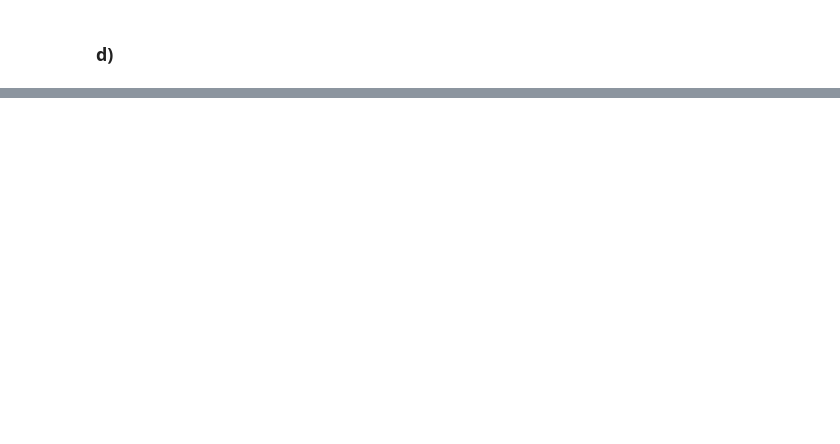
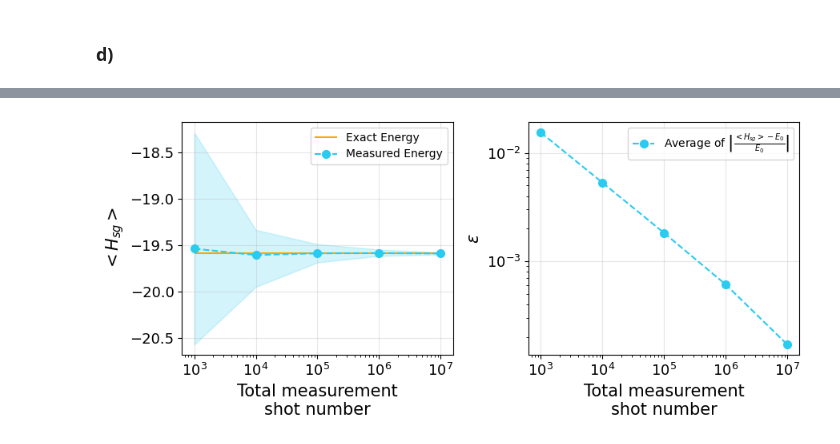
Before and after one commit to Waterbird20/QuantumChallenge, a Jupyter notebook: Prob3/src/prob3.ipynb, the cells around one changed output, grey strips where cells are left out. Cells and saved outputs as stored; diff of their text form; code cells hidden in the pictures; blank space fills up the shorter version.

```diff
--- a/Prob3/src/prob3.ipynb
+++ b/Prob3/src/prob3.ipynb
@@ -540 +540,47 @@ Estimated Ground Energy :  -19.5893588
 Exact Ground Energy :  -19.587343
+# %%
+result = np.zeros([5,100])
+num_shots_set = 10**np.array([3,4,5,6,7])
+for i in range(5):
+    num_shots = num_shots_set[i]
+    for j in range(100):
+        QAOASimulator.perform_measure(num_shots=num_shots)
+        result[i,j] = QAOASimulator.energy()
+# %%
+fig, ax = plt.subplots(1,2, figsize=(9,4))
+
+yerr = np.zeros([2,5])
+yerr[0,:] = result.min(axis=1)
+yerr[1,:] = result.max(axis=1)
+
+y = np.average(result, axis=1)
+y_std = np.average(np.abs((result - e.min()) / e.min()), axis=1)
+
+ax[0].hlines(e.min(), 10**3, 10**7, colors="#ffa500", label="Exact Energy")
+ax[0].fill_between(num_shots_set, yerr[0,:], yerr[1,:], alpha=0.2, color="#29cbf0")
+ax[0].plot(num_shots_set, y, marker="o", markersize=7, linestyle="--", color="#29cbf0", label="Measured Energy")
+ax[1].plot(num_shots_set, y_std, marker="o", markersize=7, linestyle="--", color="#29cbf0", label=r"Average of $\left|\frac{<H_{sg}> - E_{0}}{E_{0}}\right|$")
+
+ax[0].set_xscale("log")
+ax[1].set_xscale("log")
+ax[1].set_yscale("log")
+
+ax[0].set_xlabel("Total measurement\nshot number", fontsize = 15)
+ax[1].set_xlabel("Total measurement\nshot number", fontsize = 15)
+
+ax[0].set_ylabel("$< H_{sg} >$", fontsize = 15)
+ax[1].set_ylabel(r"$\epsilon$", fontsize = 15)
+
+ax[0].legend()
+ax[1].legend()
+
+ax[0].grid(alpha=0.3)
+ax[1].grid(alpha=0.3)
+ax[0].tick_params(axis="both", which="major", labelsize=13)
+ax[1].tick_params(axis="both", which="major", labelsize=13)
+
+
+fig.tight_layout()
+fig.savefig("../report/figure/energy_simulation.pdf")
+# %% [output]
+[figure, added]
```
Also changed, not shown: parts of 5 cells of this notebook, 37 other files.
